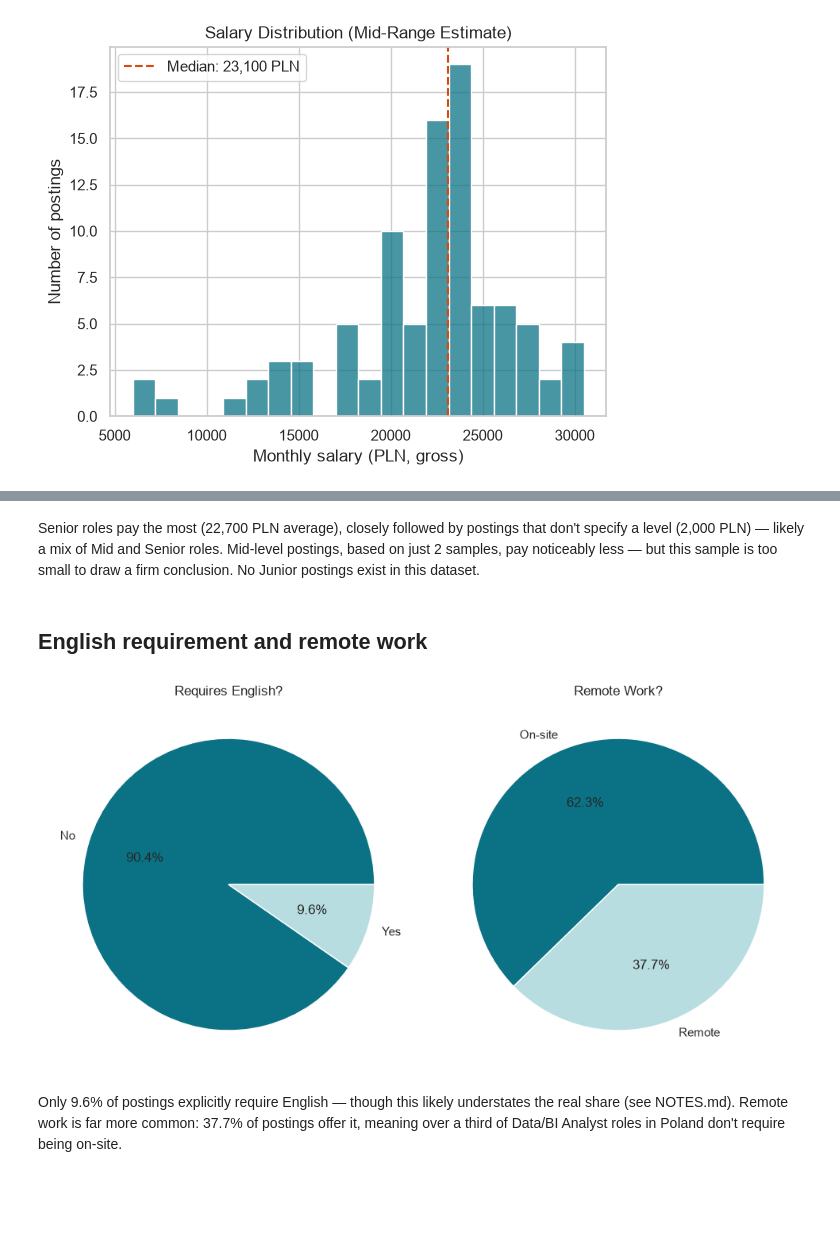
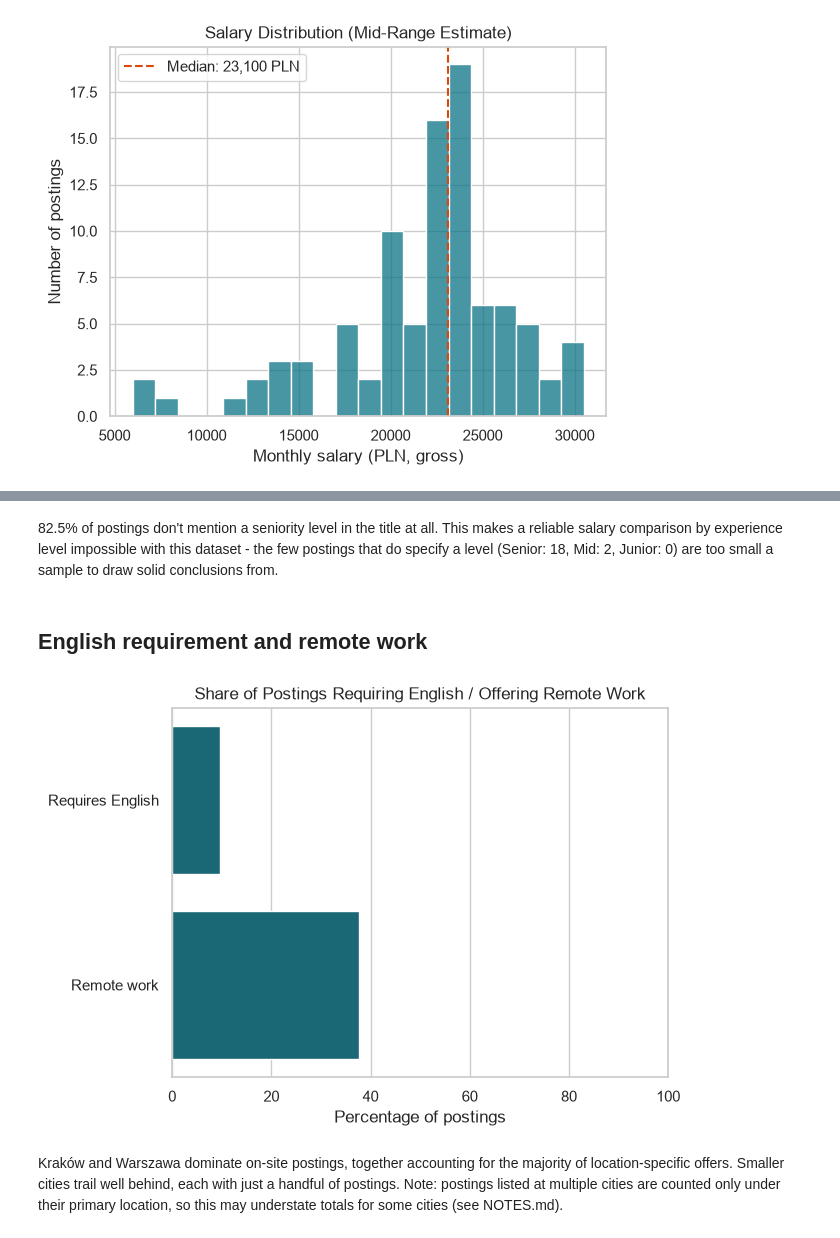
Before and after one commit to PSawaniewska/job-market-pulse, a Jupyter notebook: notebooks/02_visualizations.ipynb, the cells around one changed output, grey strips where cells are left out. Cells and saved outputs as stored; diff of their text form; code cells hidden in the pictures; blank space fills up the shorter version.

```diff
--- a/notebooks/02_visualizations.ipynb
+++ b/notebooks/02_visualizations.ipynb
@@ -83,28 +75,31 @@ plt.show()
 # %% [markdown]
-Senior roles pay the most (22,700 PLN average), closely followed by
-postings that don't specify a level (2,000 PLN) — likely a mix of
-Mid and Senior roles. Mid-level postings, based on just 2 samples,
-pay noticeably less — but this sample is too small to draw a firm
-conclusion. No Junior postings exist in this dataset.
+82.5% of postings don't mention a seniority level in the title at all.
+This makes a reliable salary comparison by experience level impossible
+with this dataset - the few postings that do specify a level (Senior:
+18, Mid: 2, Junior: 0) are too small a sample to draw solid conclusions
+from.
 # %% [markdown]
 ## English requirement and remote work
 # %%
-fig, axes = plt.subplots(1, 2, figsize=(10, 5))
+pct_english = df_jobs["has_english"].mean() * 100
+pct_remote = df_jobs["is_remote"].mean() * 100
 
-english_counts = df_jobs["has_english"].value_counts()
-axes[0].pie(english_counts, labels=["No", "Yes"], autopct="%1.1f%%", colors=[MAIN_COLOR, "#B8DDE1"])
-axes[0].set_title("Requires English?")
+summary_df = pd.DataFrame({
+    "category": ["Requires English", "Remote work"],
+    "percentage": [pct_english, pct_remote],
+})
 
-remote_counts = df_jobs["is_remote"].value_counts()
-axes[1].pie(remote_counts, labels=["On-site", "Remote"], autopct="%1.1f%%", colors=[MAIN_COLOR, "#B8DDE1"])
-axes[1].set_title("Remote Work?")
-
-plt.tight_layout()
+sns.barplot(data=summary_df, x="percentage", y="category", color=MAIN_COLOR)
+plt.title("Share of Postings Requiring English / Offering Remote Work")
+plt.xlabel("Percentage of postings")
+plt.ylabel("")
+plt.xlim(0, 100)
 plt.show()
 # %% [output]
-[figure, old version]
+[figure, new version]
 # %% [markdown]
-Only 9.6% of postings explicitly require English — though this likely
-understates the real share (see NOTES.md). Remote work is far more
-common: 37.7% of postings offer it, meaning over a third of Data/BI
-Analyst roles in Poland don't require being on-site.
+Kraków and Warszawa dominate on-site postings, together accounting for
+the majority of location-specific offers. Smaller cities trail well
+behind, each with just a handful of postings. Note: postings listed at
+multiple cities are counted only under their primary location, so this
+may understate totals for some cities (see NOTES.md).
```
Also changed, not shown: parts of 12 cells of this notebook, 1 other file.
